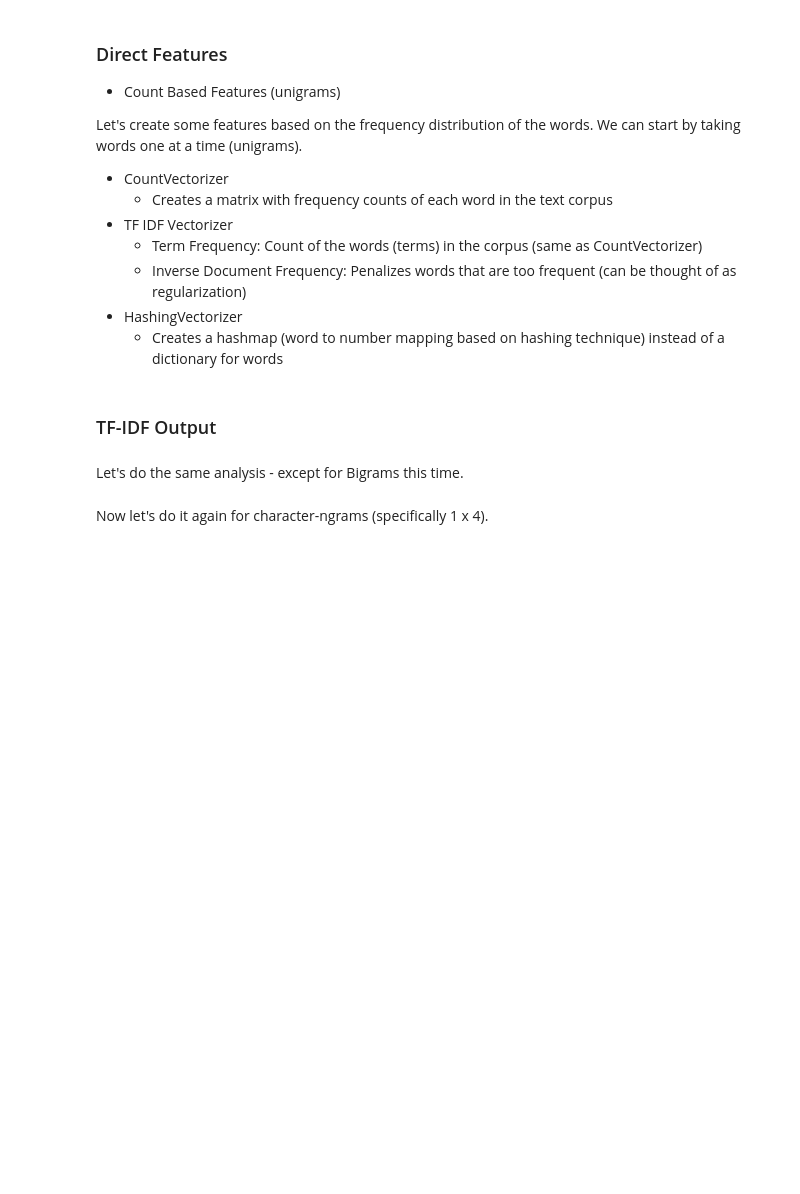
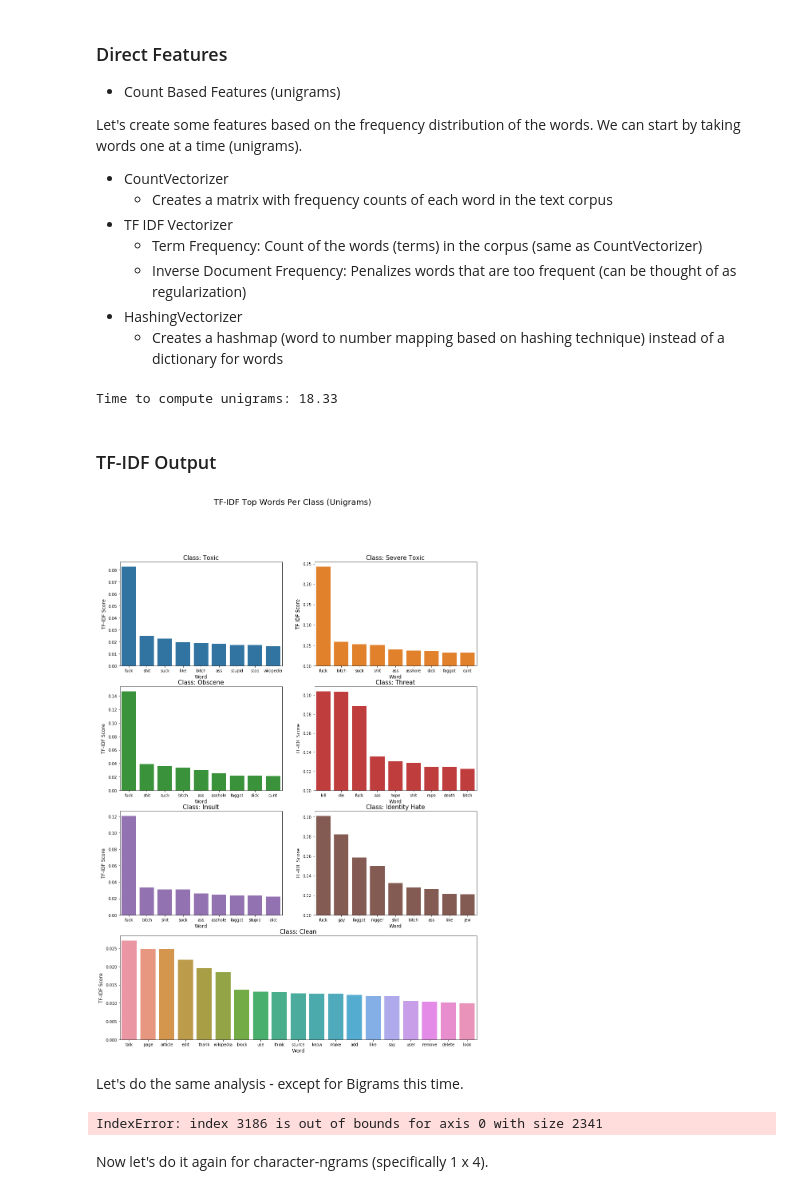
Before and after one commit to HYPERTONE/Analytics, a Jupyter notebook: Toxic Comments NLP/Toxic Comments.ipynb, the cells around one changed output. Drawn from its saved outputs; the diff is of its cells as text; code cells hidden in the pictures; blank space fills up the shorter version.

```diff
--- a/Toxic Comments NLP/Toxic Comments.ipynb
+++ b/Toxic Comments NLP/Toxic Comments.ipynb
@@ -46,8 +65,8 @@ print('Number of clean comments: {:,} or {:.2%}'.format(train['clean'].sum(), tr
 Let's take a peak at some of these comments
 # %%
 # Display one comment from each label
-for i in train.columns[2:]:
-    print('[{}] \t {}'.format(i, train['comment_text'].loc[train[i] == 1][:1].values[0]))
+# for i in train.columns[2:]:
+#     print('[{}] \t {}'.format(i, train['comment_text'].loc[train[i] == 1][:1].values[0]))
 # %% [markdown]
 What a bunch of meanies.
 
@@ -573,9 +669,9 @@ def top_feats_by_class(Xtr, features, min_tfidf=0.1, top_n=20):
     """Return a list of dfs, where each df holds top_n features and their mean tfidf value
        calculated across documents with the same class label."""
     dfs = []
-    cols=train_tags.columns
+    cols=trainTags.columns
     for col in cols:
-        ids = train_tags.index[train_tags[col]==1]
+        ids = trainTags.index[trainTags[col]==1]
         feats_df = top_mean_feats(Xtr, features, ids, min_tfidf=min_tfidf, top_n=top_n)
         feats_df.label = label
         dfs.append(feats_df)
@@ -594,7 +690,7 @@ def top_feats_by_class(Xtr, features, min_tfidf=0.1, top_n=20):
 
 startUnigrams = time.time()
 
-tfv = TfidVectorizer(min_df=10, max_features=10000, strip_accents='unicode', analyzer='word', ngram_range=(1,1),
+tfv = TfidfVectorizer(min_df=200, max_features=10000, strip_accents='unicode', analyzer='word', ngram_range=(1,1),
                      use_idf=1, smooth_idf=1, sublinear_tf=1, stop_words='english')
 tfv.fit(clean_corpus)
 features = np.array(tfv.get_feature_names())
@@ -609,6 +705,8 @@ tfidf_top_n_per_class = top_feats_by_class(train_unigrams, features)
 endUnigrams = time.time()
 
 print("Time to compute unigrams: {:.2f}".format(endUnigrams - startUnigrams))
+# %% [output]
+Time to compute unigrams: 18.33
 # %% [markdown]
 ### TF-IDF Output
 # %%
@@ -622,54 +720,56 @@ plt.xlabel("Word", fontsize=12)
 plt.ylabel("TF-IDF Score", fontsize=12)
 
 plt.subplot2grid((4,2), (0,1))
-sns.barplot(tfidf_top_n_per_lass[1].feature.iloc[0:9],tfidf_top_n_per_lass[1].tfidf.iloc[0:9],color=color[1])
+sns.barplot(tfidf_top_n_per_class[1].feature.iloc[0:9],tfidf_top_n_per_class[1].tfidf.iloc[0:9],color=color[1])
 plt.title("Class: Severe Toxic", fontsize=15)
 plt.xlabel('Word', fontsize=12)
 plt.ylabel('TF-IDF Score', fontsize=12)
 
 
 plt.subplot2grid((4,2), (1,0))
-sns.barplot(tfidf_top_n_per_lass[2].feature.iloc[0:9],tfidf_top_n_per_lass[2].tfidf.iloc[0:9],color=color[2])
+sns.barplot(tfidf_top_n_per_class[2].feature.iloc[0:9],tfidf_top_n_per_class[2].tfidf.iloc[0:9],color=color[2])
 plt.title("Class: Obscene", fontsize=15)
 plt.xlabel('Word', fontsize=12)
 plt.ylabel('TF-IDF Score', fontsize=12)
 
 
 plt.subplot2grid((4,2), (1,1))
-sns.barplot(tfidf_top_n_per_lass[3].feature.iloc[0:9],tfidf_top_n_per_lass[3].tfidf.iloc[0:9],color=color[3])
+sns.barplot(tfidf_top_n_per_class[3].feature.iloc[0:9],tfidf_top_n_per_class[3].tfidf.iloc[0:9],color=color[3])
 plt.title("Class: Threat", fontsize=15)
 plt.xlabel('Word', fontsize=12)
 plt.ylabel('TF-IDF Score', fontsize=12)
 
 
 plt.subplot2grid((4,2), (2,0))
-sns.barplot(tfidf_top_n_per_lass[4].feature.iloc[0:9],tfidf_top_n_per_lass[4].tfidf.iloc[0:9],color=color[4])
+sns.barplot(tfidf_top_n_per_class[4].feature.iloc[0:9],tfidf_top_n_per_class[4].tfidf.iloc[0:9],color=color[4])
 plt.title("Class: Insult", fontsize=15)
 plt.xlabel('Word', fontsize=12)
 plt.ylabel('TF-IDF Score', fontsize=12)
 
 
 plt.subplot2grid((4,2),(2,1))
-sns.barplot(tfidf_top_n_per_lass[5].feature.iloc[0:9],tfidf_top_n_per_lass[5].tfidf.iloc[0:9],color=color[5])
+sns.barplot(tfidf_top_n_per_class[5].feature.iloc[0:9],tfidf_top_n_per_class[5].tfidf.iloc[0:9],color=color[5])
 plt.title("Class: Identity Hate", fontsize=15)
 plt.xlabel('Word', fontsize=12)
 plt.ylabel('TF-IDF Score', fontsize=12)
 
 
 plt.subplot2grid((4,2),(3,0),colspan=2)
-sns.barplot(tfidf_top_n_per_lass[6].feature.iloc[0:19],tfidf_top_n_per_lass[6].tfidf.iloc[0:19])
+sns.barplot(tfidf_top_n_per_class[6].feature.iloc[0:19],tfidf_top_n_per_class[6].tfidf.iloc[0:19])
 plt.title("Class: Clean", fontsize=15)
 plt.xlabel('Word', fontsize=12)
 plt.ylabel('TF-IDF Score', fontsize=12)
 
 plt.show()
+# %% [output]
+[figure, added]
 # %% [markdown]
 Let's do the same analysis - except for Bigrams this time.
 # %%
 startBigrams = time.time()
 
 # Set min to 150 to quickly get top features; change back to 10 for better results
-tfv = TfidVectorizer(min_df=10, max_features=30000, strip_accents='unicode', analyzer='word', ngram_range=(2,2),
+tfv = TfidfVectorizer(min_df=150, max_features=30000, strip_accents='unicode', analyzer='word', ngram_range=(2,2),
                      use_idf=1, smooth_idf=1, sublinear_tf=1, stop_words='english')
 
 tfv.fit(clean_corpus)
@@ -686,6 +786,8 @@ tfidf_top_n_per_class = top_feats_by_class(train_unigrams, features)
 endBigrams = time.time()
 
 print("Time to compute bigrams: {:.2f}".format(endBigrams - startBigrams))
+# %% [output]
+IndexError: index 3186 is out of bounds for axis 0 with size 2341
 # %%
 plt.figure(figsize=(16, 22))
 plt.suptitle("TF-IDF Top Words Per Class (Bigrams)", fontsize=20)
```
Also changed, not shown: parts of 42 cells of this notebook.
